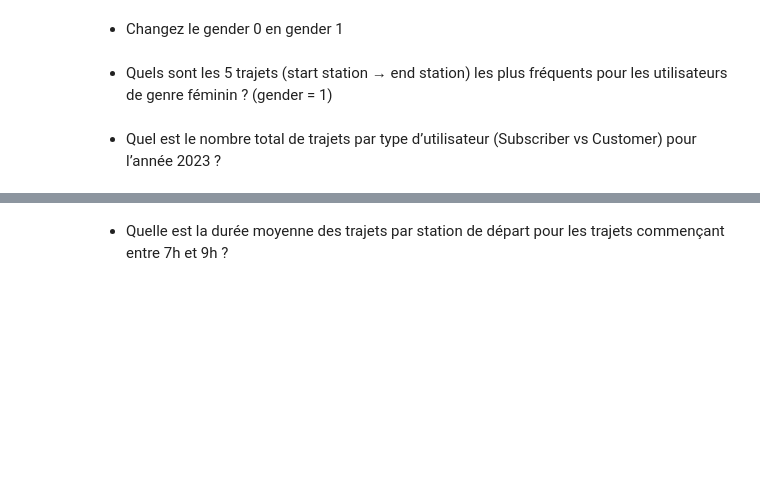
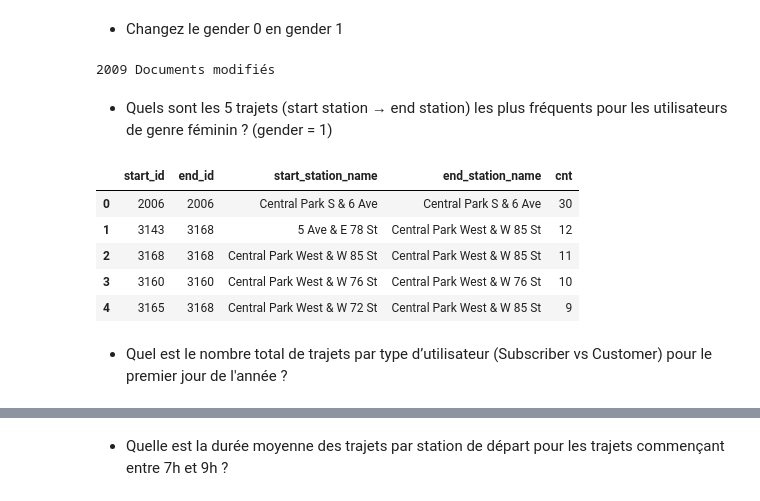
Before and after one commit to thomas-lefloch/mongo-operation, a Jupyter notebook: cas_pratique/cas_pratique_mongodb_2.ipynb, the cells around one changed output, grey strips where cells are left out. Saved outputs shown, nothing was run; the diff lists cells and outputs as text; code cells hidden in the pictures; blank space fills up the shorter version.

```diff
--- a/cas_pratique/cas_pratique_mongodb_2.ipynb
+++ b/cas_pratique/cas_pratique_mongodb_2.ipynb
@@ -4,6 +4,12 @@ from datetime import datetime, time
 
 from pymongo.mongo_client import MongoClient
 import bson
+
+import matplotlib.pyplot as plt
+
+from pandas import DataFrame as df
+def display_collection(collection):
+    display(df(collection).drop("_id", axis=1))
 # %% [markdown]
 * A partir du fichier trips_.json, remplacez les espaces des clés par un underscore, puis mettez en base en changeant les chaîne de caractères qui concerne des grandeurs numériques par le type integer ou float et les champs de date ($date) doit être sous format datetime.datetime. Ainsi les champs préfixé '$number...' suivent  l'exemple ci-dessous(cherchez du côté de la librairie bson, il existe une fonction utilitaire, il faut aussi réduire la profondeur):
 
@@ -332,7 +339,49 @@ below_13_years_old: 2
 Puis, après avoir fait un nettoyage et écarté les locations suspectes, répondez aux questions métier qui suivent :
 # %% [markdown]
 * Changez le gender 0 en gender 1
+# %%
+res = collection.update_many(
+    {"gender": {"$eq": 0}},
+    {"$set": {"gender": 1}}
+)
+
+print(f'{res.modified_count} Documents modifiés')
+# %% [output]
+2009 Documents modifiés
 # %% [markdown]
 * Quels sont les 5 trajets (start station → end station) les plus fréquents pour les utilisateurs de genre féminin ? (gender = 1)
+# %%
+res = collection.aggregate([
+    {"$match": {
+        "gender": 1,
+        # si on ne veut pas des trajets qui commencent et finissent aux même endroits
+        # "$expr": {"$ne": ["$start_station_id", "$end_station_id"]}
+    }},
+    {"$group": {
+        "_id": {
+            "start_id": "$start_station_id",
+            "end_id": "$end_station_id",
+        },
+        "start_station_name": {"$first": "$start_station_name"},
+        "end_station_name": {"$first": "$end_station_name"},
+        "cnt": {"$count": {}}
+        # TODO: calculer le temps moyen de trajet. Si j'ai le temps par curiosité
+    }},
+    {"$sort": {"cnt": -1}},
+    {"$limit": 5}
+]).to_list()
+
+to_display = []
+for r in res:
+    to_display.append({**r['_id'], **r}) # on récupère les id de stations
+
+display_collection(to_display)
+# %% [output]
+|  | start_id | end_id | start_station_name | end_station_name | cnt |
+| 0 | 2006 | 2006 | Central Park S & 6 Ave | Central Park S & 6 Ave | 30 |
+| 1 | 3143 | 3168 | 5 Ave & E 78 St | Central Park West & W 85 St | 12 |
+| 2 | 3168 | 3168 | Central Park West & W 85 St | Central Park West & W 85 St | 11 |
+| 3 | 3160 | 3160 | Central Park West & W 76 St | Central Park West & W 76 St | 10 |
+| 4 | 3165 | 3168 | Central Park West & W 72 St | Central Park West & W 85 St | 9 |
 # %% [markdown]
-* Quel est le nombre total de trajets par type d’utilisateur (Subscriber vs Customer) pour l’année 2023 ?
+* Quel est le nombre total de trajets par type d’utilisateur (Subscriber vs Customer) pour le premier jour de l'année ?
```
Also changed, not shown: parts of 14 cells of this notebook.
